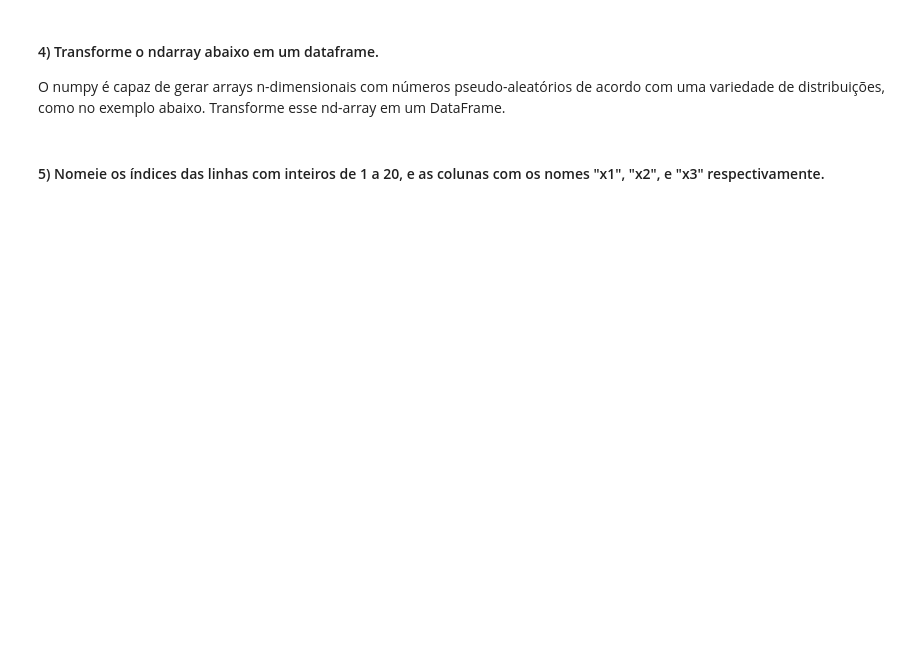
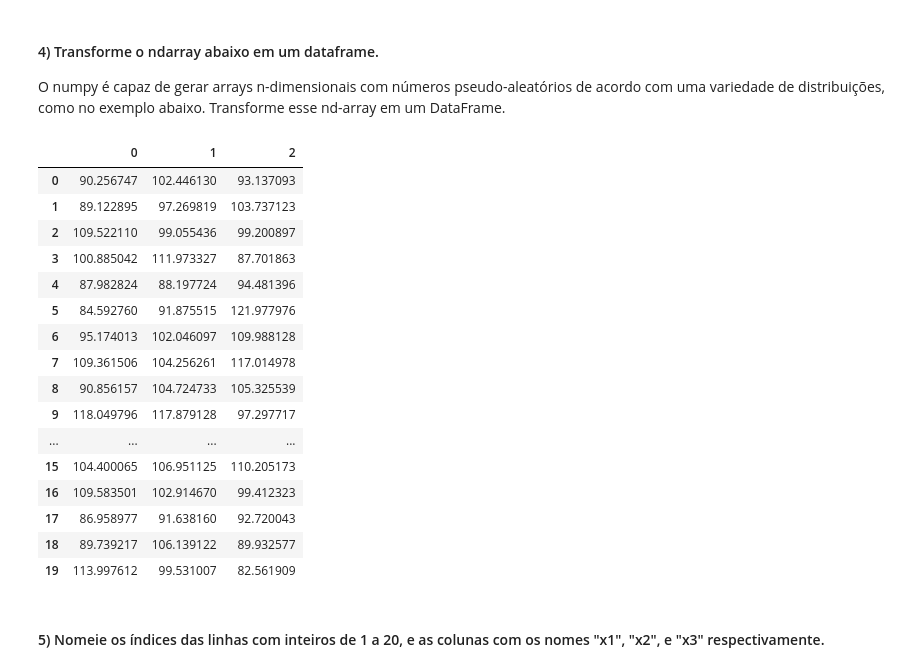
Before and after one commit to MariPinas/data_science_2025, a Jupyter notebook: notebooks/Lab03_Essential_Libs_PartII/Exercicio_pandas.ipynb, the cells around one changed output. Cells and saved outputs as stored; diff of their text form; code cells hidden in the pictures; blank space fills up the shorter version.

```diff
--- a/notebooks/Lab03_Essential_Libs_PartII/Exercicio_pandas.ipynb
+++ b/notebooks/Lab03_Essential_Libs_PartII/Exercicio_pandas.ipynb
@@ -58,7 +71,27 @@ series3 =
 O numpy é capaz de gerar arrays n-dimensionais com números pseudo-aleatórios de acordo com uma variedade de distribuições, como no exemplo abaixo. Transforme esse nd-array em um DataFrame.
 # %%
 arr = np.random.normal(100, 10, (20,3))
+arr
 
-# seu código aqui
+df = pd.DataFrame(arr)
+df
+# %% [output]
+|  | 0 | 1 | 2 |
+| 0 | 90.256747 | 102.446130 | 93.137093 |
+| 1 | 89.122895 | 97.269819 | 103.737123 |
+| 2 | 109.522110 | 99.055436 | 99.200897 |
+| 3 | 100.885042 | 111.973327 | 87.701863 |
+| 4 | 87.982824 | 88.197724 | 94.481396 |
+| 5 | 84.592760 | 91.875515 | 121.977976 |
+| 6 | 95.174013 | 102.046097 | 109.988128 |
+| 7 | 109.361506 | 104.256261 | 117.014978 |
+| 8 | 90.856157 | 104.724733 | 105.325539 |
+| 9 | 118.049796 | 117.879128 | 97.297717 |
+| ... | ... | ... | ... |
+| 15 | 104.400065 | 106.951125 | 110.205173 |
+| 16 | 109.583501 | 102.914670 | 99.412323 |
+| 17 | 86.958977 | 91.638160 | 92.720043 |
+| 18 | 89.739217 | 106.139122 | 89.932577 |
+| 19 | 113.997612 | 99.531007 | 82.561909 |
 # %% [markdown]
 #### 5) Nomeie os índices das linhas com inteiros de 1 a 20, e as colunas com os nomes "x1", "x2", e "x3" respectivamente.
```
Also changed, not shown: parts of 8 cells of this notebook.
